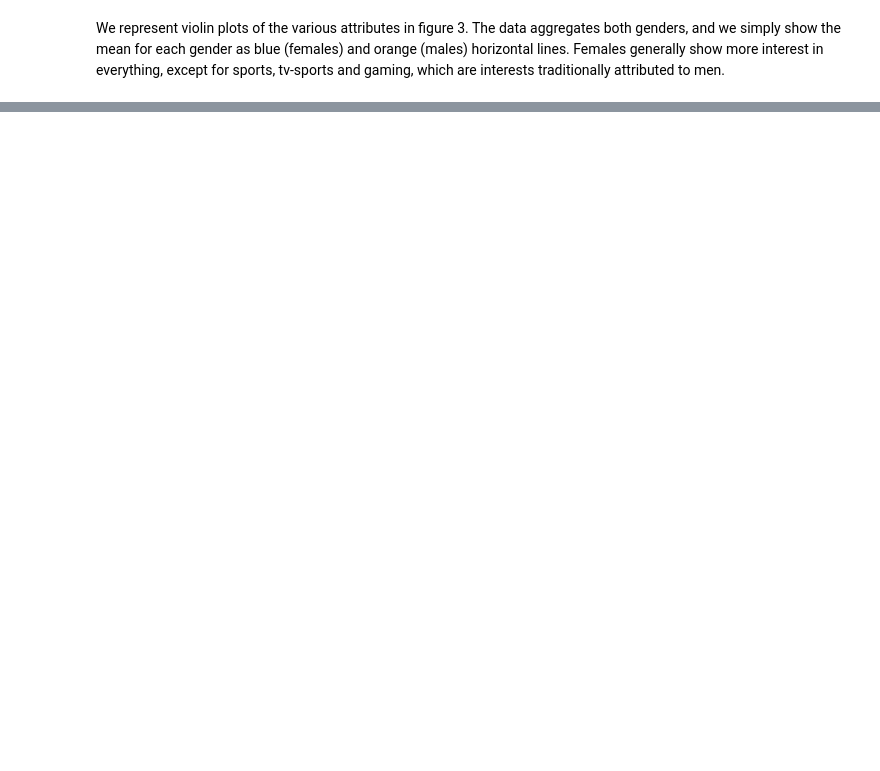
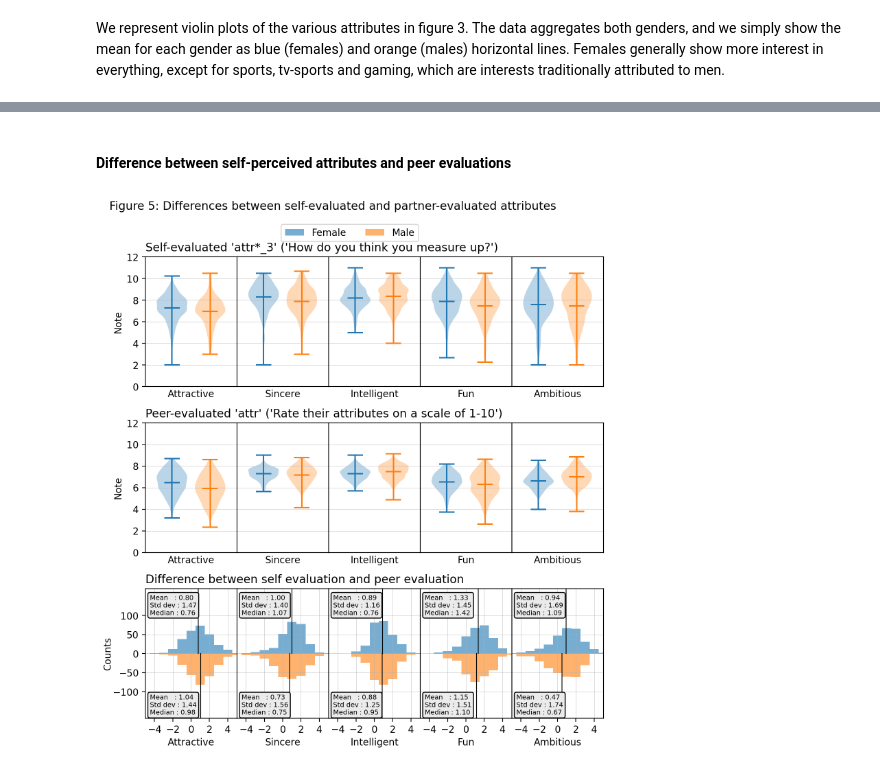
Before and after one commit to netesf13d/jedha-projects, a Jupyter notebook: 02-Speed_Dating/Speed_Dating.ipynb, the cells around one changed output, grey strips where cells are left out. Drawn from its saved outputs; the diff is of its cells as text; code cells hidden in the pictures; blank space fills up the shorter version.

```diff
--- a/02-Speed_Dating/Speed_Dating.ipynb
+++ b/02-Speed_Dating/Speed_Dating.ipynb
@@ -272,0 +429,2 @@ That one is more complex
+# %% [markdown]
+#### Difference between self-perceived attributes and peer evaluations
@@ -272,0 +455,77 @@ That one is more complex
+# %%
+fig5, axs5 = plt.subplots(
+    nrows=3, ncols=5, figsize=(7.5, 8.2), dpi=200,
+    gridspec_kw={'left': 0.09, 'right': 0.98, 'top': 0.88, 'bottom': 0.06,
+                 'wspace': 0, 'hspace': 0.28})
+fig5.suptitle("Figure 5: Differences between self-evaluated and partner-evaluated attributes",
+              x=0.02, ha='left')
+
+for i, ax in enumerate(axs5[0]):
+    sev_f = sev_attrs[sev_genders==0, i]
+    sev_m = sev_attrs[sev_genders==1, i]
+    ax.violinplot(sev_f, positions=[-0.5], widths=0.8, showmeans=True)
+    ax.violinplot(sev_m, positions=[0.5], widths=0.8, showmeans=True)
+
+    ax.set_xlim(-1.2, 1.2)
+    ax.set_ylim(0, 12)
+    ax.tick_params(bottom=False, labelbottom=False, left=False, labelleft=False)
+    ax.grid(visible=True, axis='y', linewidth=0.3)
+    ax.set_xlabel(attributes[i], labelpad=3)
+
+axs5[0, 0].tick_params(bottom=False, left=True, labelleft=True)
+axs5[0, 0].set_ylabel('Note')
+axs5[0, 0].set_title("Self-evaluated 'attr*_3' ('How do you think you measure up?')",
+                     x=0, ha='left')
+
+
+for i, ax in enumerate(axs5[1]):
+    pev_f = pev_attrs[pev_genders==0, i]
+    pev_m = pev_attrs[pev_genders==1, i]
+    ax.violinplot(pev_f, positions=[-0.5], widths=0.8, showmeans=True)
+    ax.violinplot(pev_m, positions=[0.5], widths=0.8, showmeans=True)
+
+    ax.set_xlim(-1.2, 1.2)
+    ax.set_ylim(0, 12)
+    ax.tick_params(bottom=False, labelbottom=False, left=False, labelleft=False)
+    ax.grid(visible=True, axis='y', linewidth=0.3)
+    ax.set_xlabel(attributes[i], labelpad=3)
+
+axs5[1, 0].tick_params(left=True, labelleft=True)
+axs5[1, 0].set_ylabel('Note')
+axs5[1, 0].set_title("Peer-evaluated 'attr' ('Rate their attributes on a scale of 1-10')",
+                     x=0, ha='left')
+
+
+for i, ax in enumerate(axs5[2]):
+    evd_f = ev_diff[ev_genders==0, i]
+    evd_m = ev_diff[ev_genders==1, i]
+    _, _, patch_f = ax.hist(evd_f, bins=np.linspace(-14.5, 14.5, 30),
+                            alpha=0.6)
+    _, _, patch_m = ax.hist(evd_m, bins=np.linspace(-14.5, 14.5, 30),
+                            weights=np.full_like(evd_m, -1), alpha=0.6)
+    ax.plot([np.mean(evd_f)]*2, [0, 170], color='k', linewidth=0.8)
+    ax.plot([np.mean(evd_m)]*2, [0, -170], color='k', linewidth=0.8)
+    ax.text(0.05, 0.8, textstr(evd_f), transform=ax.transAxes,
+            fontsize=7, bbox={'boxstyle': 'round', 'facecolor': '0.92'})
+    ax.text(0.05, 0.03, textstr(evd_m), transform=ax.transAxes,
+            fontsize=7, bbox={'boxstyle': 'round', 'facecolor': '0.92'})
+
+    ax.set_xlim(-5, 5)
+    ax.set_ylim(-170, 170)
+    ax.grid(visible=True, axis='both', linewidth=0.3)
+    ax.tick_params(left=False, labelleft=False)
+    ax.set_xticks([-4, -2, 0, 2, 4])
+    ax.set_yticks([-100, -50, 0, 50, 100])
+    ax.set_xlabel(attributes[i], labelpad=3)
+
+axs5[2, 0].tick_params(left=True, labelleft=True)
+axs5[2, 0].set_ylabel('Counts', labelpad=0)
+axs5[2, 0].set_title("Difference between self evaluation and peer evaluation",
+                     x=0, ha='left')
+
+fig5.legend(handles=[patch_f, patch_m], labels=['Female', 'Male'],
+            ncols=2, loc=(0.36, 0.915), alignment='center')
+
+plt.show()
+# %% [output]
+[figure, added]
```
Also changed, not shown: parts of 59 cells of this notebook, 2 other files.
